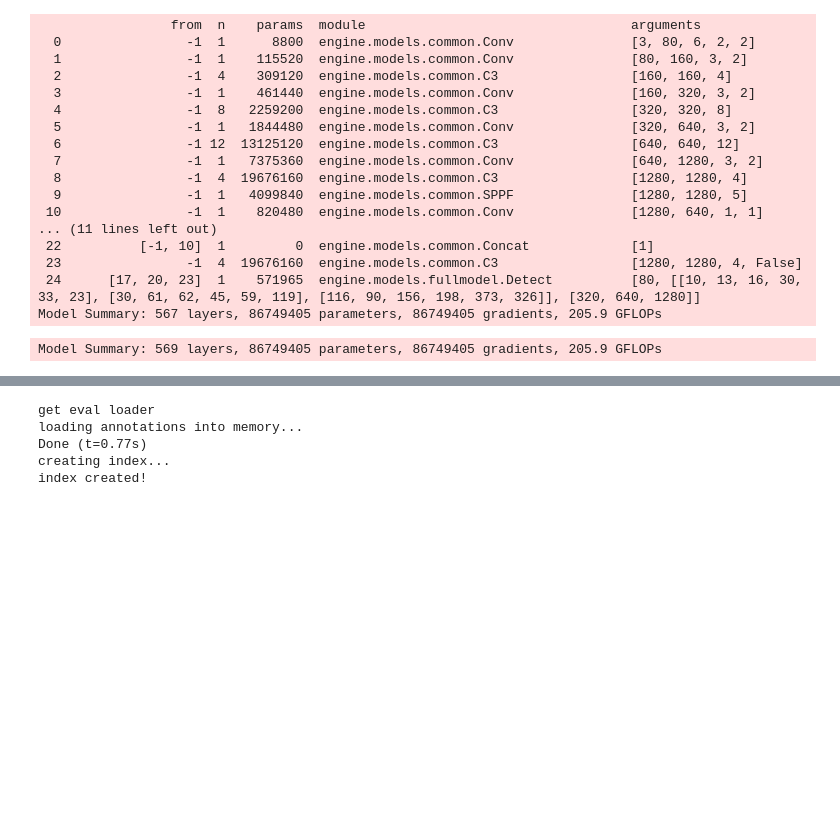
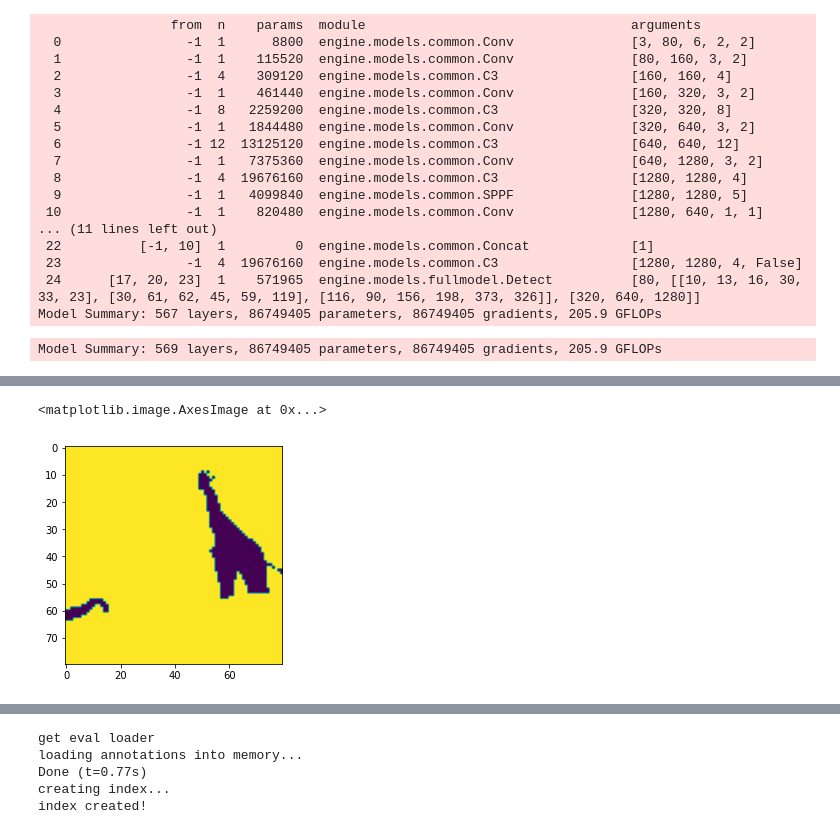
Before and after one commit to Shinsungjun/PanopticDet, a Jupyter notebook: utest.ipynb, the cells around one changed output, grey strips where cells are left out. Saved outputs shown, nothing was run; the diff lists cells and outputs as text; code cells hidden in the pictures; blank space fills up the shorter version.

```diff
--- a/utest.ipynb
+++ b/utest.ipynb
@@ -36,0 +76,6 @@ imgs.shape
+# %%
+seg = segs[1]
+plt.imshow(seg)
+# %% [output]
+<matplotlib.image.AxesImage at 0x...>
+[figure, added]
```
Also changed, not shown: parts of 7 cells of this notebook, 13 other files.
